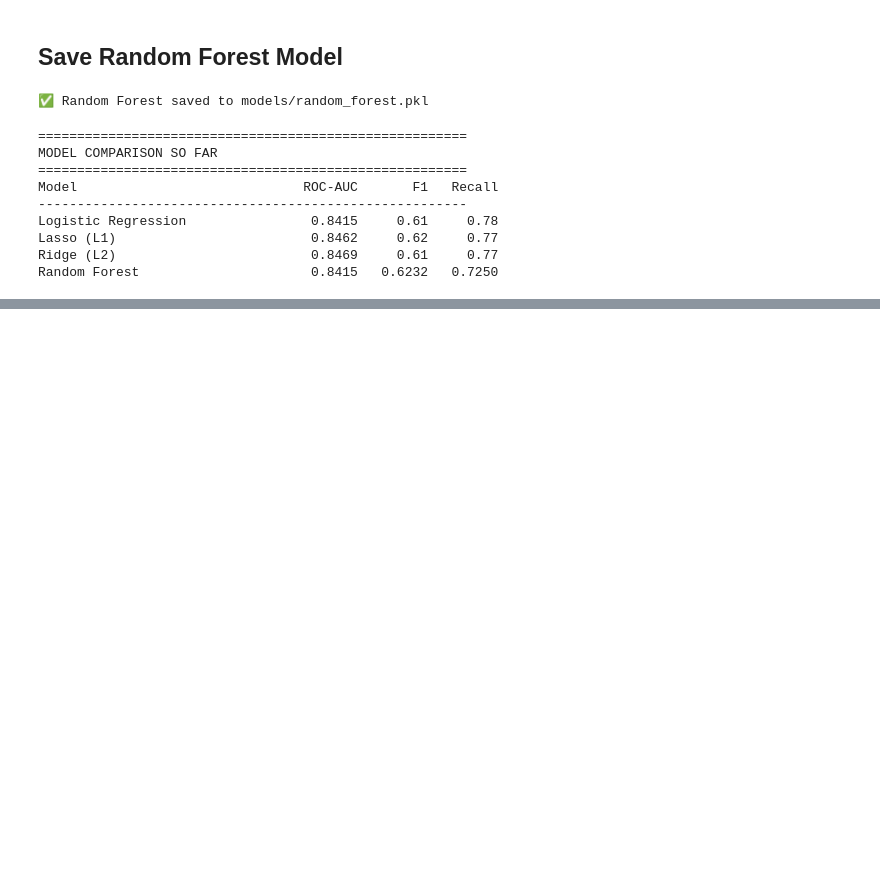
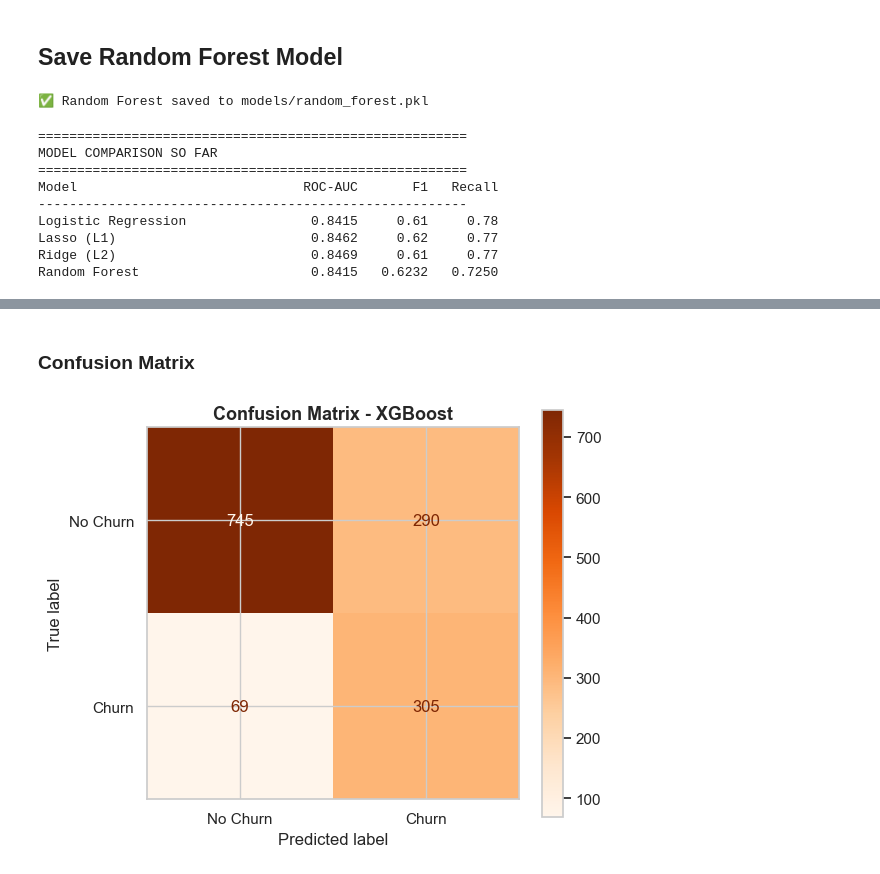
Before and after one commit to chldbng/customer-churn-predictor, a Jupyter notebook: notebooks/03_Modeling.ipynb, the cells around one changed output, grey strips where cells are left out. Cells and saved outputs as stored; diff of their text form; code cells hidden in the pictures; blank space fills up the shorter version.

Commit message:
Added XGBoost Model

```diff
--- a/notebooks/03_Modeling.ipynb
+++ b/notebooks/03_Modeling.ipynb
@@ -823,0 +868,8 @@ Random Forest                      0.8415   0.6232   0.7250
+# %%
+neg = (y_train == 0).sum()
+pos = (y_train == 1).sum()
+scale_pos_weight = neg / pos
+
+print(f'Non-churners (train): {neg}')
+print(f'Churners (train):     {pos}')
+print(f'scale_pos_weight:     {scale_pos_weight:.4f}')
@@ -823,0 +903,16 @@ Random Forest                      0.8415   0.6232   0.7250
+# %%
+xgb_param_grid = {'model__n_estimator': [100, 200, 300],
+                  'model__max_depth': [3,5,7],
+                  'model__learning_rate': [0.01, 0.05, 0.1, 0.2],
+                  'model__subsample': [0.7, 0.8, 0.9],
+                  'model__colsample_bytree': [0.7, 0.8, 0.9],
+                  'model__min_child_weight': [1,3,5]
+                 }
+
+xgb_search = RandomizedSearchCV(xgb_pipeline, param_distributions = xgb_param_grid, n_iter = 20, cv = 5, scoring = 'roc_auc', random_state = 42, n_jobs = -1, verbose = 1)
+xgb_search.fit(X_train, y_train)
+
+print(f'\n✅ Best ROC-AUC (CV): {xgb_search.best_score_:.4f}')
+print(f'Best Parameters:')
+for param, value in xgb_search.best_params_.items():
+    print(f'  {param}: {value}')
@@ -823,0 +932,11 @@ Random Forest                      0.8415   0.6232   0.7250
+# %%
+best_xgb = xgb_search.best_estimator_
+
+y_pred_xgb = best_xgb.predict(X_test)
+y_prob_xgb = best_xgb.predict_proba(X_test)[:,1]
+
+print('=' * 55)
+print('CLASSIFICATION REPORT — XGBOOST')
+print('=' * 55)
+print(classification_report(y_test, y_pred_xgb, target_names=['No Churn', 'Churn']))
+print(f'ROC-AUC Score: {roc_auc_score(y_test, y_prob_xgb):.4f}')
@@ -823,0 +957,14 @@ Random Forest                      0.8415   0.6232   0.7250
+# %% [markdown]
+### Confusion Matrix
+# %%
+fig, ax = plt.subplots(figsize = (6,5))
+
+ConfusionMatrixDisplay.from_predictions(y_test, y_pred_xgb,
+                                        display_labels = ['No Churn', 'Churn'],
+                                        cmap = 'Oranges', ax = ax)
+ax.set_title('Confusion Matrix - XGBoost', fontsize = 13, fontweight = 'bold')
+plt.tight_layout()
+plt.savefig('../reports/figures/confusion_matrix_xgb.png', dpi=150, bbox_inches='tight')
+plt.show()
+# %% [output]
+[figure, added]
```
Also changed, not shown: parts of 23 cells of this notebook, 9 other files.
